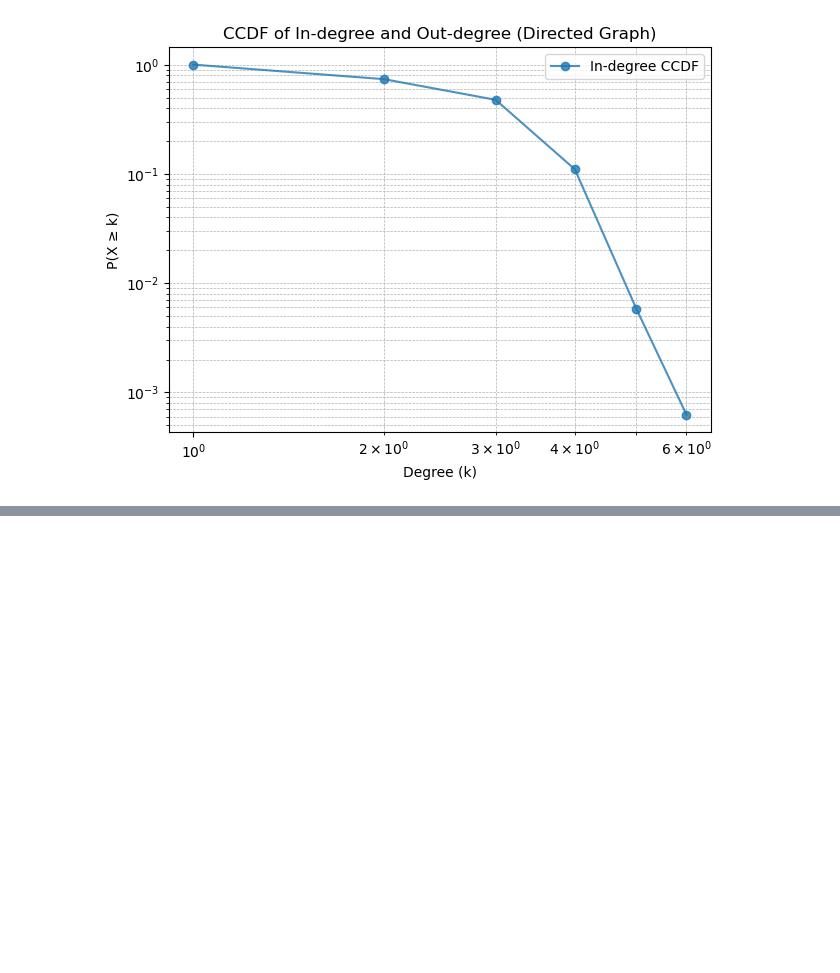
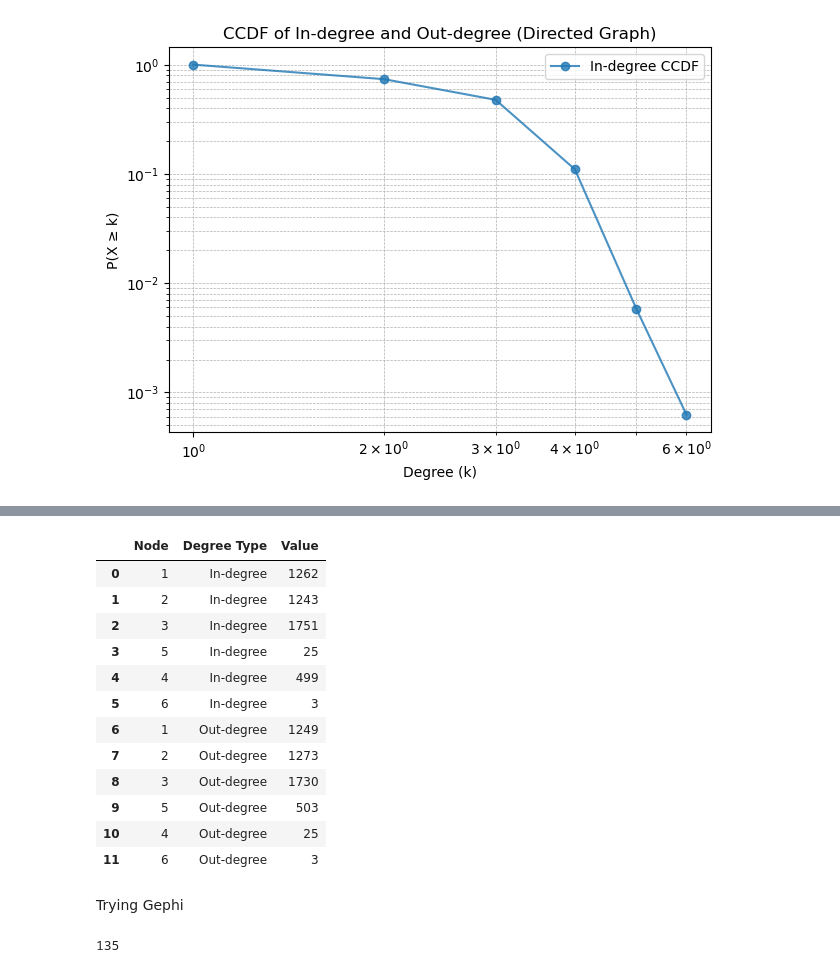
Before and after one commit to pocem/goldcoast_road_traffic_network, a Jupyter notebook: EDA.ipynb, the cells around one changed output, grey strips where cells are left out. Drawn from its saved outputs; the diff is of its cells as text; code cells hidden in the pictures; blank space fills up the shorter version.

```diff
--- a/EDA.ipynb
+++ b/EDA.ipynb
@@ -72,0 +122,18 @@ plt.show()
+# %%
+df_melt
+# %% [output]
+|  | Node | Degree Type | Value |
+| 0 | 1 | In-degree | 1262 |
+| 1 | 2 | In-degree | 1243 |
+| 2 | 3 | In-degree | 1751 |
+| 3 | 5 | In-degree | 25 |
+| 4 | 4 | In-degree | 499 |
+| 5 | 6 | In-degree | 3 |
+| 6 | 1 | Out-degree | 1249 |
+| 7 | 2 | Out-degree | 1273 |
+| 8 | 3 | Out-degree | 1730 |
+| 9 | 5 | Out-degree | 503 |
+| 10 | 4 | Out-degree | 25 |
+| 11 | 6 | Out-degree | 3 |
+# %% [markdown]
+Trying Gephi
@@ -72,0 +144,4 @@ plt.show()
+# %%
+diameter
+# %% [output]
+135
```
Also changed, not shown: parts of 8 cells of this notebook, 3 other files.
